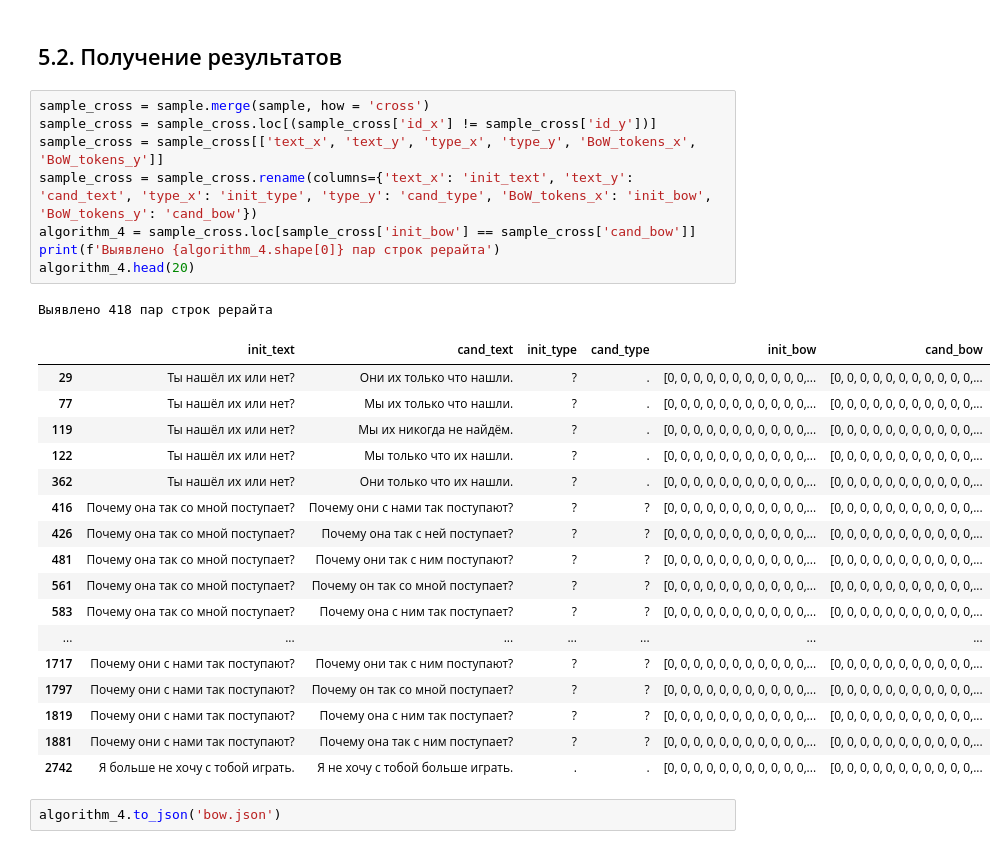
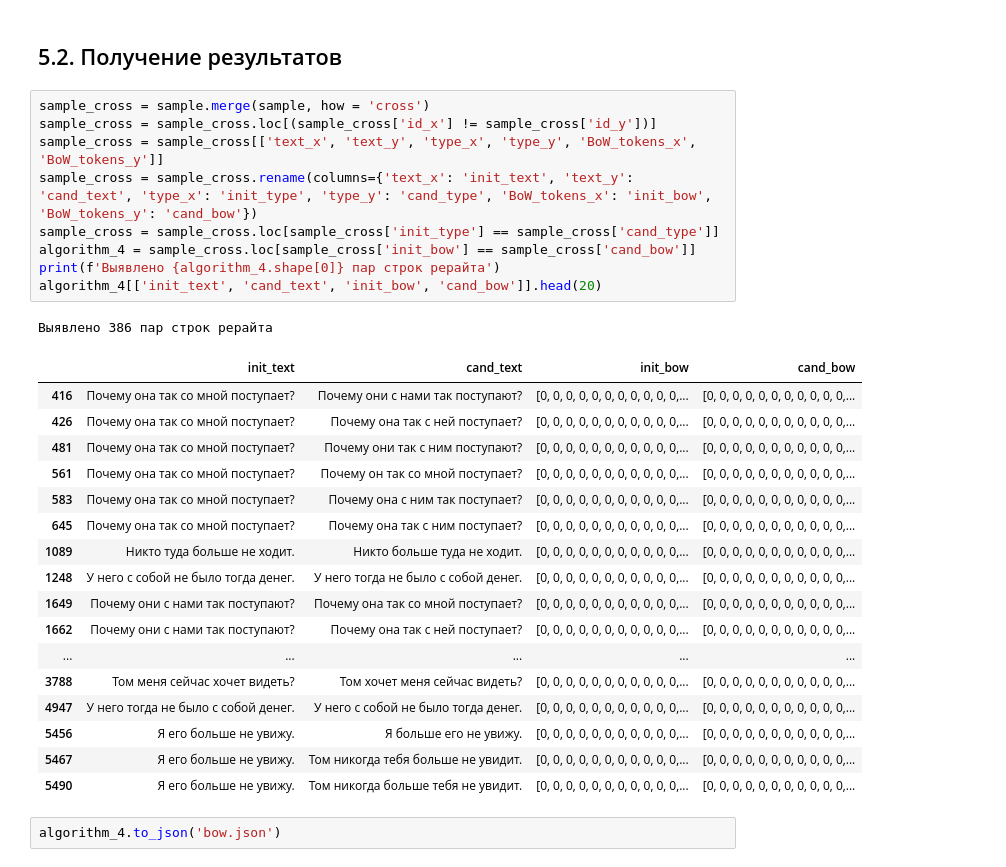
Before and after one commit to mishafoniakov/SberTalentCase_C-2, a Jupyter notebook: SberTalentCase.ipynb, the cells around one changed output. Cells and saved outputs as stored; diff of their text form.

```diff
--- a/SberTalentCase.ipynb
+++ b/SberTalentCase.ipynb
@@ -420,30 +420,31 @@ sample['BoW_tokens'] = BoW(sample['cleaned_text'])
 # %%
 sample_cross = sample.merge(sample, how = 'cross')
 sample_cross = sample_cross.loc[(sample_cross['id_x'] != sample_cross['id_y'])]
 sample_cross = sample_cross[['text_x', 'text_y', 'type_x', 'type_y', 'BoW_tokens_x', 'BoW_tokens_y']]
 sample_cross = sample_cross.rename(columns={'text_x': 'init_text', 'text_y': 'cand_text', 'type_x': 'init_type', 'type_y': 'cand_type', 'BoW_tokens_x': 'init_bow', 'BoW_tokens_y': 'cand_bow'})
+sample_cross = sample_cross.loc[sample_cross['init_type'] == sample_cross['cand_type']]
 algorithm_4 = sample_cross.loc[sample_cross['init_bow'] == sample_cross['cand_bow']]
 print(f'Выявлено {algorithm_4.shape[0]} пар строк рерайта')
-algorithm_4.head(20)
+algorithm_4[['init_text', 'cand_text', 'init_bow', 'cand_bow']].head(20)
 # %% [output]
-Выявлено 418 пар строк рерайта
+Выявлено 386 пар строк рерайта
-|  | init_text | cand_text | init_type | cand_type | init_bow | cand_bow |
-| 29 | Ты нашёл их или нет? | Они их только что нашли. | ? | . | [0, 0, 0, 0, 0, 0, 0, 0, 0, 0, 0,... | [0, 0, 0, 0, 0, 0, 0, 0, 0, 0, 0,... |
-| 77 | Ты нашёл их или нет? | Мы их только что нашли. | ? | . | [0, 0, 0, 0, 0, 0, 0, 0, 0, 0, 0,... | [0, 0, 0, 0, 0, 0, 0, 0, 0, 0, 0,... |
-| 119 | Ты нашёл их или нет? | Мы их никогда не найдём. | ? | . | [0, 0, 0, 0, 0, 0, 0, 0, 0, 0, 0,... | [0, 0, 0, 0, 0, 0, 0, 0, 0, 0, 0,... |
-| 122 | Ты нашёл их или нет? | Мы только что их нашли. | ? | . | [0, 0, 0, 0, 0, 0, 0, 0, 0, 0, 0,... | [0, 0, 0, 0, 0, 0, 0, 0, 0, 0, 0,... |
-| 362 | Ты нашёл их или нет? | Они только что их нашли. | ? | . | [0, 0, 0, 0, 0, 0, 0, 0, 0, 0, 0,... | [0, 0, 0, 0, 0, 0, 0, 0, 0, 0, 0,... |
-| 416 | Почему она так со мной поступает? | Почему они с нами так поступают? | ? | ? | [0, 0, 0, 0, 0, 0, 0, 0, 0, 0, 0,... | [0, 0, 0, 0, 0, 0, 0, 0, 0, 0, 0,... |
-| 426 | Почему она так со мной поступает? | Почему она так с ней поступает? | ? | ? | [0, 0, 0, 0, 0, 0, 0, 0, 0, 0, 0,... | [0, 0, 0, 0, 0, 0, 0, 0, 0, 0, 0,... |
-| 481 | Почему она так со мной поступает? | Почему они так с ним поступают? | ? | ? | [0, 0, 0, 0, 0, 0, 0, 0, 0, 0, 0,... | [0, 0, 0, 0, 0, 0, 0, 0, 0, 0, 0,... |
-| 561 | Почему она так со мной поступает? | Почему он так со мной поступает? | ? | ? | [0, 0, 0, 0, 0, 0, 0, 0, 0, 0, 0,... | [0, 0, 0, 0, 0, 0, 0, 0, 0, 0, 0,... |
-| 583 | Почему она так со мной поступает? | Почему она с ним так поступает? | ? | ? | [0, 0, 0, 0, 0, 0, 0, 0, 0, 0, 0,... | [0, 0, 0, 0, 0, 0, 0, 0, 0, 0, 0,... |
-| ... | ... | ... | ... | ... | ... | ... |
-| 1717 | Почему они с нами так поступают? | Почему они так с ним поступают? | ? | ? | [0, 0, 0, 0, 0, 0, 0, 0, 0, 0, 0,... | [0, 0, 0, 0, 0, 0, 0, 0, 0, 0, 0,... |
-| 1797 | Почему они с нами так поступают? | Почему он так со мной поступает? | ? | ? | [0, 0, 0, 0, 0, 0, 0, 0, 0, 0, 0,... | [0, 0, 0, 0, 0, 0, 0, 0, 0, 0, 0,... |
-| 1819 | Почему они с нами так поступают? | Почему она с ним так поступает? | ? | ? | [0, 0, 0, 0, 0, 0, 0, 0, 0, 0, 0,... | [0, 0, 0, 0, 0, 0, 0, 0, 0, 0, 0,... |
-| 1881 | Почему они с нами так поступают? | Почему она так с ним поступает? | ? | ? | [0, 0, 0, 0, 0, 0, 0, 0, 0, 0, 0,... | [0, 0, 0, 0, 0, 0, 0, 0, 0, 0, 0,... |
-| 2742 | Я больше не хочу с тобой играть. | Я не хочу с тобой больше играть. | . | . | [0, 0, 0, 0, 0, 0, 0, 0, 0, 0, 0,... | [0, 0, 0, 0, 0, 0, 0, 0, 0, 0, 0,... |
+|  | init_text | cand_text | init_bow | cand_bow |
+| 416 | Почему она так со мной поступает? | Почему они с нами так поступают? | [0, 0, 0, 0, 0, 0, 0, 0, 0, 0, 0,... | [0, 0, 0, 0, 0, 0, 0, 0, 0, 0, 0,... |
+| 426 | Почему она так со мной поступает? | Почему она так с ней поступает? | [0, 0, 0, 0, 0, 0, 0, 0, 0, 0, 0,... | [0, 0, 0, 0, 0, 0, 0, 0, 0, 0, 0,... |
+| 481 | Почему она так со мной поступает? | Почему они так с ним поступают? | [0, 0, 0, 0, 0, 0, 0, 0, 0, 0, 0,... | [0, 0, 0, 0, 0, 0, 0, 0, 0, 0, 0,... |
+| 561 | Почему она так со мной поступает? | Почему он так со мной поступает? | [0, 0, 0, 0, 0, 0, 0, 0, 0, 0, 0,... | [0, 0, 0, 0, 0, 0, 0, 0, 0, 0, 0,... |
+| 583 | Почему она так со мной поступает? | Почему она с ним так поступает? | [0, 0, 0, 0, 0, 0, 0, 0, 0, 0, 0,... | [0, 0, 0, 0, 0, 0, 0, 0, 0, 0, 0,... |
+| 645 | Почему она так со мной поступает? | Почему она так с ним поступает? | [0, 0, 0, 0, 0, 0, 0, 0, 0, 0, 0,... | [0, 0, 0, 0, 0, 0, 0, 0, 0, 0, 0,... |
+| 1089 | Никто туда больше не ходит. | Никто больше туда не ходит. | [0, 0, 0, 0, 0, 0, 0, 0, 0, 0, 0,... | [0, 0, 0, 0, 0, 0, 0, 0, 0, 0, 0,... |
+| 1248 | У него с собой не было тогда денег. | У него тогда не было с собой денег. | [0, 0, 0, 0, 0, 0, 0, 0, 0, 0, 0,... | [0, 0, 0, 0, 0, 0, 0, 0, 0, 0, 0,... |
+| 1649 | Почему они с нами так поступают? | Почему она так со мной поступает? | [0, 0, 0, 0, 0, 0, 0, 0, 0, 0, 0,... | [0, 0, 0, 0, 0, 0, 0, 0, 0, 0, 0,... |
+| 1662 | Почему они с нами так поступают? | Почему она так с ней поступает? | [0, 0, 0, 0, 0, 0, 0, 0, 0, 0, 0,... | [0, 0, 0, 0, 0, 0, 0, 0, 0, 0, 0,... |
+| ... | ... | ... | ... | ... |
+| 3788 | Том меня сейчас хочет видеть? | Том хочет меня сейчас видеть? | [0, 0, 0, 0, 0, 0, 0, 0, 0, 0, 0,... | [0, 0, 0, 0, 0, 0, 0, 0, 0, 0, 0,... |
+| 4947 | У него тогда не было с собой денег. | У него с собой не было тогда денег. | [0, 0, 0, 0, 0, 0, 0, 0, 0, 0, 0,... | [0, 0, 0, 0, 0, 0, 0, 0, 0, 0, 0,... |
+| 5456 | Я его больше не увижу. | Я больше его не увижу. | [0, 0, 0, 0, 0, 0, 0, 0, 0, 0, 0,... | [0, 0, 0, 0, 0, 0, 0, 0, 0, 0, 0,... |
+| 5467 | Я его больше не увижу. | Том никогда тебя больше не увидит. | [0, 0, 0, 0, 0, 0, 0, 0, 0, 0, 0,... | [0, 0, 0, 0, 0, 0, 0, 0, 0, 0, 0,... |
+| 5490 | Я его больше не увижу. | Том никогда больше тебя не увидит. | [0, 0, 0, 0, 0, 0, 0, 0, 0, 0, 0,... | [0, 0, 0, 0, 0, 0, 0, 0, 0, 0, 0,... |
 # %%
 algorithm_4.to_json('bow.json')
 # %% [markdown]
```
Also changed, not shown: parts of 5 cells of this notebook.
